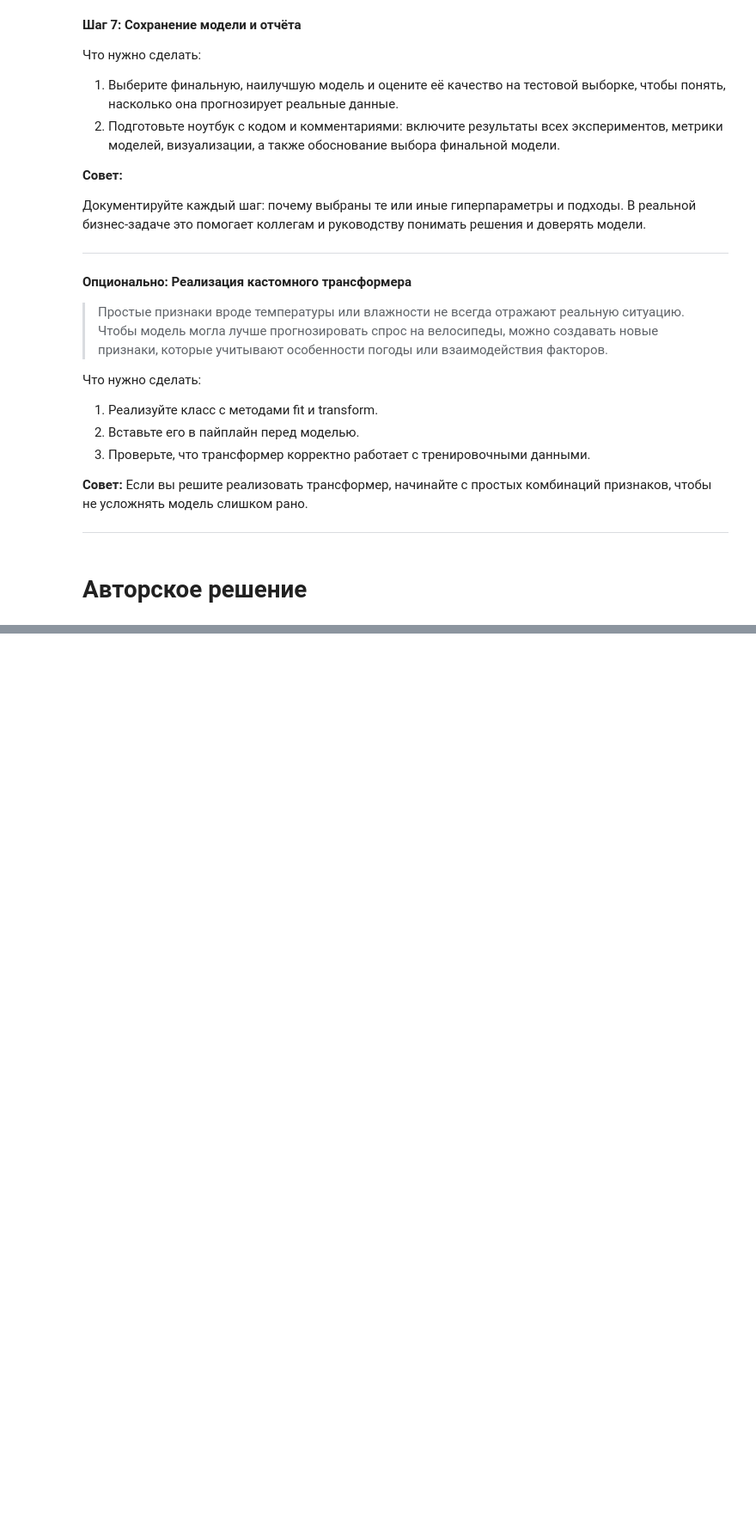
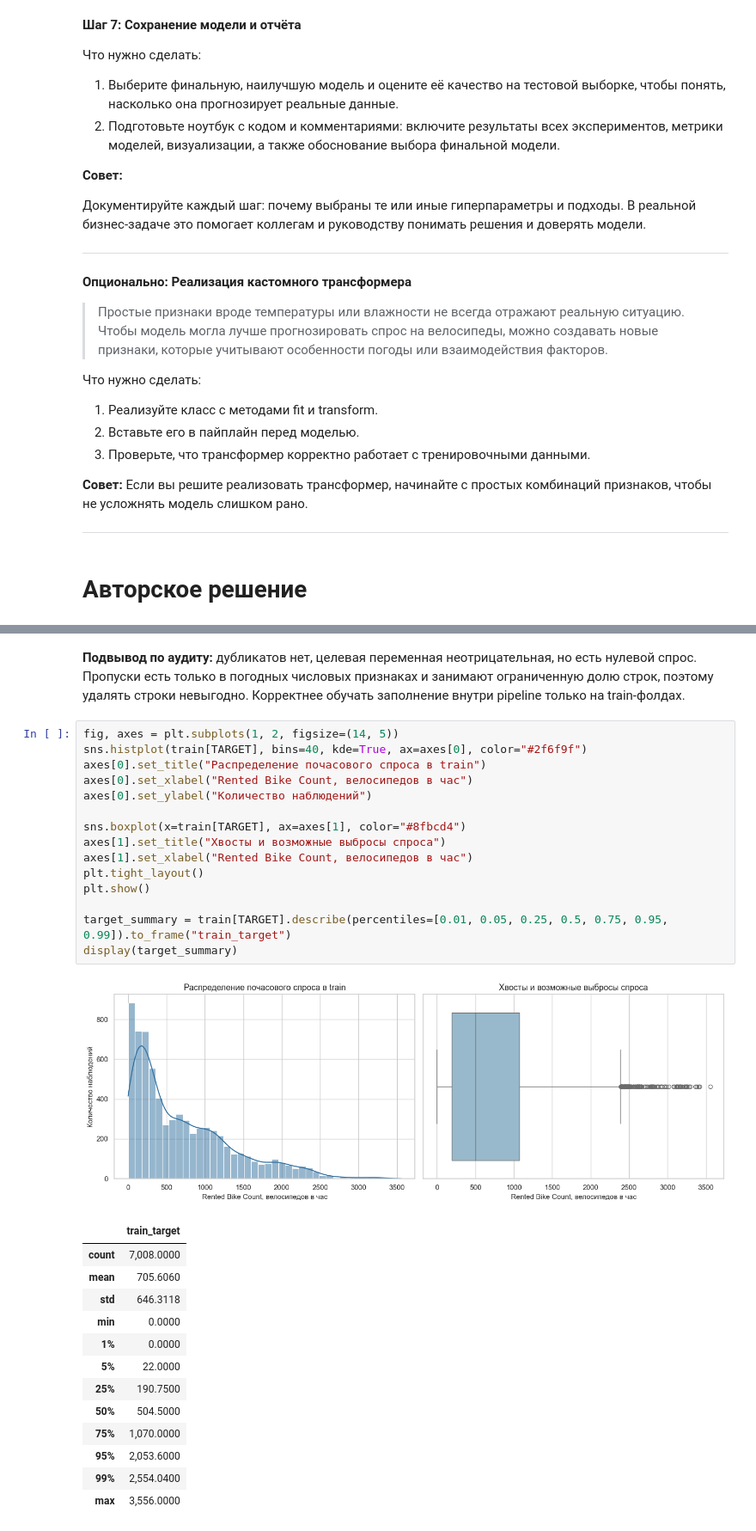
Before and after one commit to neiro/ds_sonv, a Jupyter notebook: ml-env/work.ipynb, the cells around one changed output, grey strips where cells are left out. Shown at 86% size. Cells and saved outputs as stored; diff of their text form; blank space fills up the shorter version.

Commit message:
Implement bike regression notebook

```diff
--- a/ml-env/work.ipynb
+++ b/ml-env/work.ipynb
@@ -194,0 +595,32 @@
+# %% [markdown]
+**Подвывод по аудиту:** дубликатов нет, целевая переменная неотрицательная, но есть нулевой спрос. Пропуски есть только в погодных числовых признаках и занимают ограниченную долю строк, поэтому удалять строки невыгодно. Корректнее обучать заполнение внутри pipeline только на train-фолдах.
+# %%
+fig, axes = plt.subplots(1, 2, figsize=(14, 5))
+sns.histplot(train[TARGET], bins=40, kde=True, ax=axes[0], color="#2f6f9f")
+axes[0].set_title("Распределение почасового спроса в train")
+axes[0].set_xlabel("Rented Bike Count, велосипедов в час")
+axes[0].set_ylabel("Количество наблюдений")
+
+sns.boxplot(x=train[TARGET], ax=axes[1], color="#8fbcd4")
+axes[1].set_title("Хвосты и возможные выбросы спроса")
+axes[1].set_xlabel("Rented Bike Count, велосипедов в час")
+plt.tight_layout()
+plt.show()
+
+target_summary = train[TARGET].describe(percentiles=[0.01, 0.05, 0.25, 0.5, 0.75, 0.95, 0.99]).to_frame("train_target")
+display(target_summary)
+# %% [output]
+[figure, added]
+|  | train_target |
+| count | 7,008.0000 |
+| mean | 705.6060 |
+| std | 646.3118 |
+| min | 0.0000 |
+| 1% | 0.0000 |
+| 5% | 22.0000 |
+| 25% | 190.7500 |
+| 50% | 504.5000 |
+| 75% | 1,070.0000 |
+| 95% | 2,053.6000 |
+| 99% | 2,554.0400 |
+| max | 3,556.0000 |
```
Also changed, not shown: parts of 41 cells of this notebook, 5 other files.
